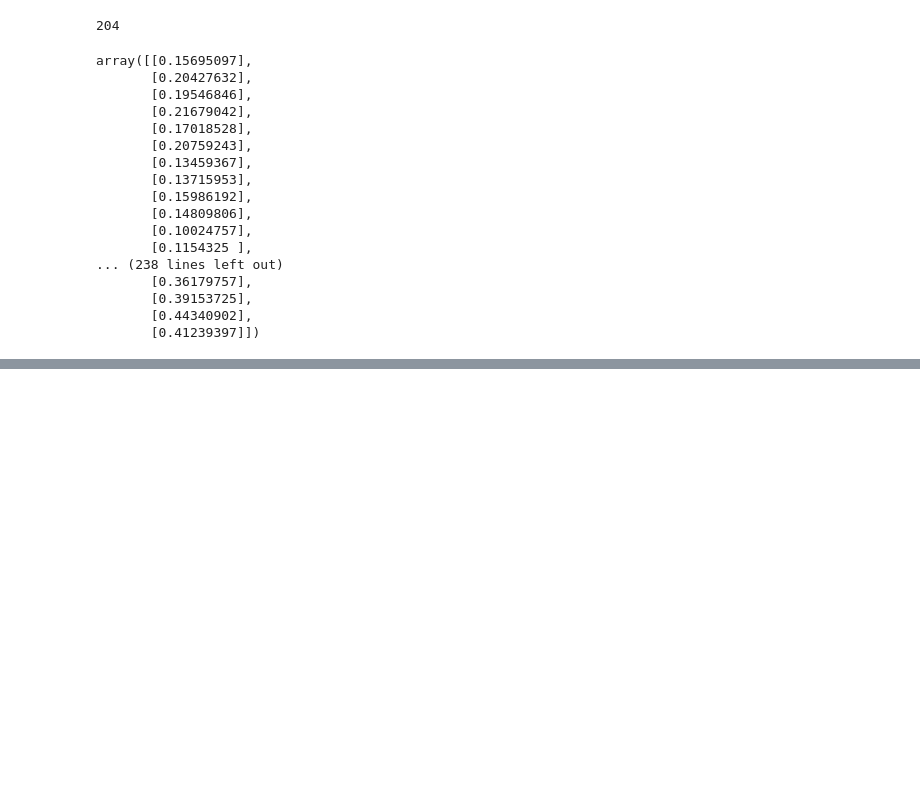
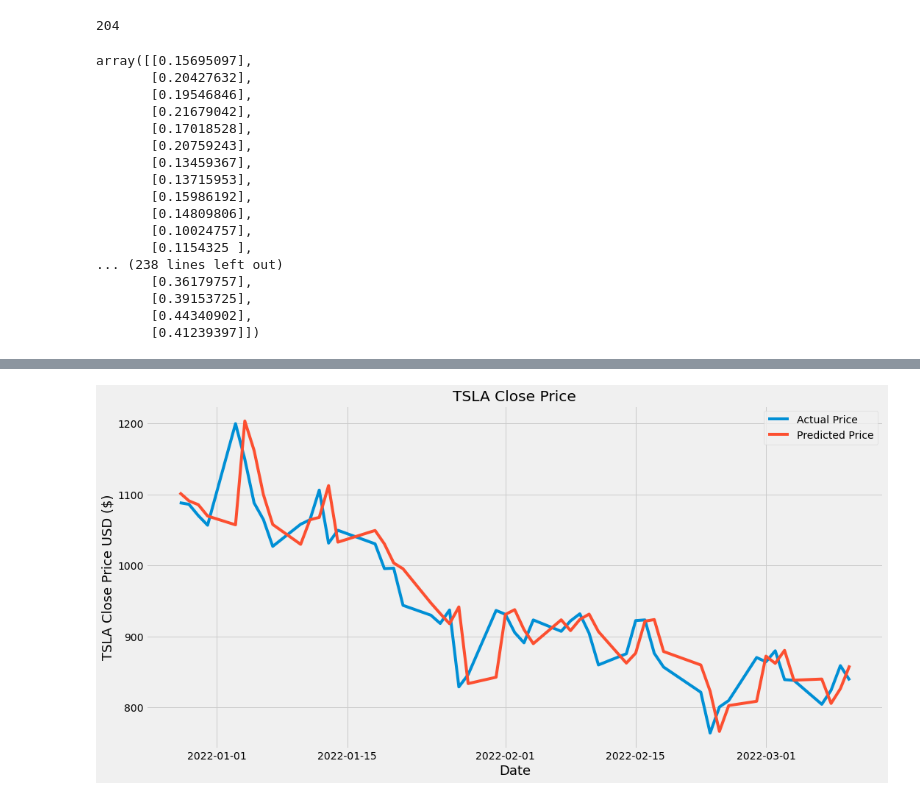
Before and after one commit to wesleylcf/sc1015-project, a Jupyter notebook: Combined.ipynb, the cells around one changed output, grey strips where cells are left out. Saved outputs shown, nothing was run; the diff lists cells and outputs as text; code cells hidden in the pictures; blank space fills up the shorter version.

Commit message:
Finished ML
Function to choose optimal model

Co-Authored-By: Alexlaaa <98000018+Alexlaaa@users.noreply.github.com>
Co-Authored-By: Wesley <wesleylim.work@gmail.com>

```diff
--- a/Combined.ipynb
+++ b/Combined.ipynb
@@ -891,0 +845,21 @@ Name: Close, dtype: float64
+# %%
+
+train_data, test_data = tesla_data[0:int(len(tesla_data)*0.8)], tesla_data[int(len(tesla_data)*0.8):]
+training_data = train_data['Close'].values
+test_data = test_data['Close'].values
+history = [x for x in training_data]
+model_predictions = []
+N_test_observations = len(test_data)
+for time_point in range(N_test_observations):
+    model = ARIMA(history, order=(4,1,0))
+    model_fit = model.fit(disp=0)
+    output = model_fit.forecast()
+    yhat = output[0]
+    model_predictions.append(yhat)
+    true_test_value = test_data[time_point]
+    history.append(true_test_value)
+MSE_error = met.mean_squared_error(test_data, model_predictions)
+Arima_RMSE = math.sqrt(MSE_error)
+print('Testing Root Mean Squared Error is {}'.format(Arima_RMSE))
+ARIMAr2 = met.r2_score(test_data,model_predictions)
+print('Testing R Squared Error is {}'.format(ARIMAr2))
@@ -891,0 +887,14 @@ Name: Close, dtype: float64
+# %%
+test_set_range = tesla_data[int(len(tesla_data)*0.8):].index
+plt.figure(figsize=(16,8))
+
+plt.plot(test_set_range, test_data, label='Actual Price')
+plt.plot(test_set_range, model_predictions, label='Predicted Price')
+plt.title("TSLA Close Price")
+plt.xlabel('Date',fontsize=18)
+plt.ylabel("TSLA Close Price USD ($)",fontsize=18)
+#plt.xticks(np.arange(881,1259,50), tesla_data['DateTime'][881:1259:50])
+plt.legend()
+plt.show()
+# %% [output]
+[figure, added]
```
Also changed, not shown: parts of 32 cells of this notebook.
